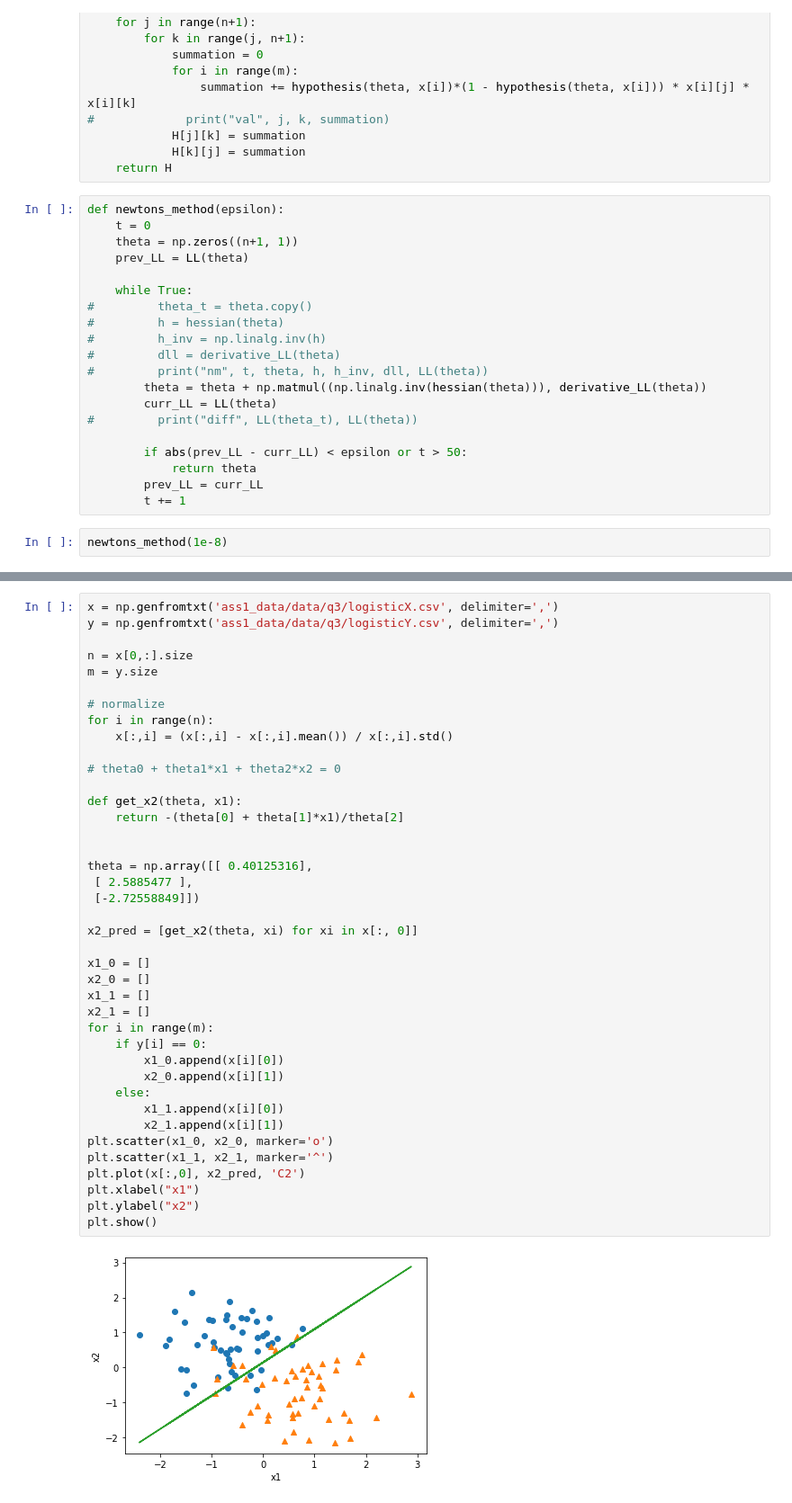
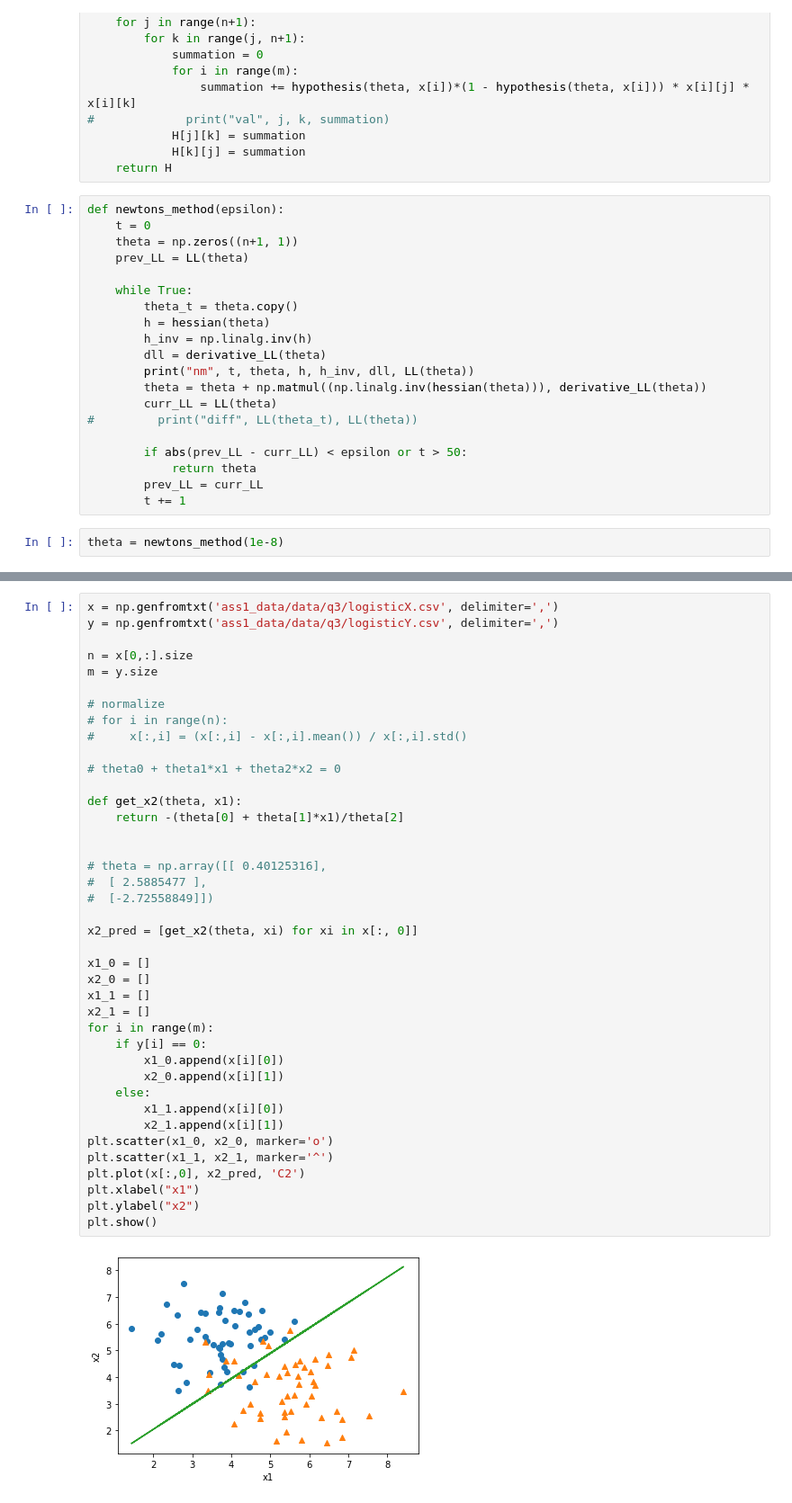
Before and after one commit to sohamvg/col774-machine-learning, a Jupyter notebook: assignment1/q3.ipynb, the cells around one changed output, grey strips where cells are left out. Shown at 90% size. Saved outputs shown, nothing was run; the diff lists cells and outputs as text.

```diff
--- a/assignment1/q3.ipynb
+++ b/assignment1/q3.ipynb
@@ -81,11 +81,11 @@ def newtons_method(epsilon):
     prev_LL = LL(theta)
 
     while True:
-#         theta_t = theta.copy()
-#         h = hessian(theta)
-#         h_inv = np.linalg.inv(h)
-#         dll = derivative_LL(theta)
-#         print("nm", t, theta, h, h_inv, dll, LL(theta))
+        theta_t = theta.copy()
+        h = hessian(theta)
+        h_inv = np.linalg.inv(h)
+        dll = derivative_LL(theta)
+        print("nm", t, theta, h, h_inv, dll, LL(theta))
         theta = theta + np.matmul((np.linalg.inv(hessian(theta))), derivative_LL(theta))
         curr_LL = LL(theta)
 #         print("diff", LL(theta_t), LL(theta))
@@ -95,5 +95,5 @@ def newtons_method(epsilon):
         prev_LL = curr_LL
         t += 1
 # %%
-newtons_method(1e-8)
+theta = newtons_method(1e-8)
 # %% [output]
@@ -108,37 +122,37 @@ n = x[0,:].size
 m = y.size
 
 # normalize
-for i in range(n):
-    x[:,i] = (x[:,i] - x[:,i].mean()) / x[:,i].std()
+# for i in range(n):
+#     x[:,i] = (x[:,i] - x[:,i].mean()) / x[:,i].std()
 
 # theta0 + theta1*x1 + theta2*x2 = 0
 
 def get_x2(theta, x1):
     return -(theta[0] + theta[1]*x1)/theta[2]
 
 
-theta = np.array([[ 0.40125316],
- [ 2.5885477 ],
- [-2.72558849]])
+# theta = np.array([[ 0.40125316],
+#  [ 2.5885477 ],
+#  [-2.72558849]])
 
 x2_pred = [get_x2(theta, xi) for xi in x[:, 0]]
 
 x1_0 = []
 x2_0 = []
 x1_1 = []
 x2_1 = []
 for i in range(m):
     if y[i] == 0:
         x1_0.append(x[i][0])
         x2_0.append(x[i][1])
     else:
         x1_1.append(x[i][0])
         x2_1.append(x[i][1])
 plt.scatter(x1_0, x2_0, marker='o')
 plt.scatter(x1_1, x2_1, marker='^')
 plt.plot(x[:,0], x2_pred, 'C2')
 plt.xlabel("x1")
 plt.ylabel("x2")
 plt.show()
 # %% [output]
-[figure, old version]
+[figure, new version]
```
Also changed, not shown: parts of 1 cell of this notebook, 27 other files.
